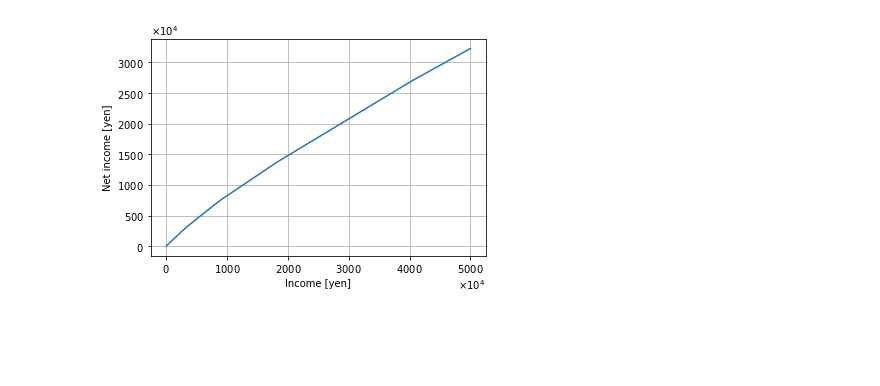
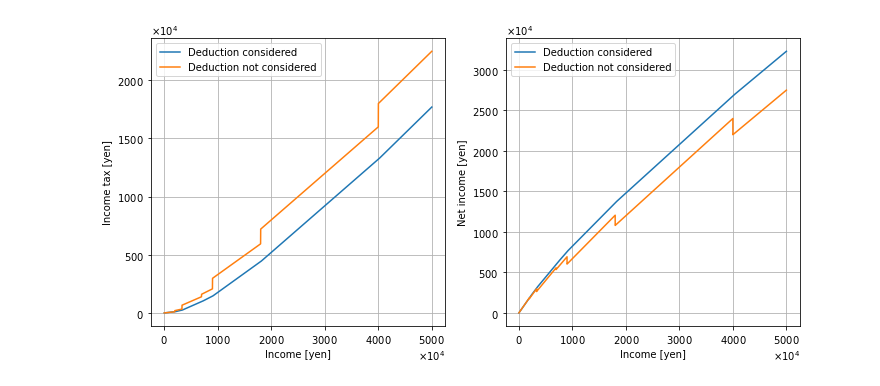
Before and after one commit to Lfu001/income-tax-calculator, a Jupyter notebook: income_tax.ipynb, the cells around one changed output. Drawn from its saved outputs; the diff is of its cells as text; code cells hidden in the pictures; blank space fills up the shorter version.

```diff
--- a/income_tax.ipynb
+++ b/income_tax.ipynb
@@ -25,8 +25,8 @@ def get_tax_rate_deduction(x):
     else:
         return ValueError("Invalid input.")
 # %%
-def calculate_income_tax(x):
+def calculate_income_tax(x, include_deduction=True):
     rate, deduction = get_tax_rate_deduction(x)
-    return x * rate - deduction
+    return x * rate - deduction * include_deduction
 # %%
 x = np.array(range(0,50000001,1000))
@@ -44,9 +33,25 @@ plt.show()
-# %%
-plt.plot(x,x - tax)
-plt.xlabel("Income [yen]")
-plt.ylabel("Net income [yen]")
-plt.ticklabel_format(useMathText=True, scilimits=(4,4))
-plt.grid()
-plt.show()
-# %% [output]
-[figure, removed]
+# %%
+tax1 = calculate_income_tax(x, include_deduction=True)
+tax2 = calculate_income_tax(x, include_deduction=False)
+# %%
+fig, (ax00, ax01) = plt.subplots(nrows=1, ncols=2, figsize=(10,5))
+
+ax00.plot(x, tax1, label="Deduction considered")
+ax00.plot(x, tax2, label="Deduction not considered")
+ax00.set_xlabel("Income [yen]")
+ax00.set_ylabel("Income tax [yen]")
+ax00.ticklabel_format(useMathText=True, scilimits=(4,4))
+ax00.grid()
+ax00.legend()
+
+ax01.plot(x,(x - tax1), label="Deduction considered")
+ax01.plot(x,(x - tax2), label="Deduction not considered")
+ax01.set_xlabel("Income [yen]")
+ax01.set_ylabel("Net income [yen]")
+ax01.ticklabel_format(useMathText=True, scilimits=(4,4))
+ax01.grid()
+ax01.legend()
+
+fig.tight_layout()
+# %% [output]
+[figure, added]
```
Also changed, not shown: parts of 2 cells of this notebook.
